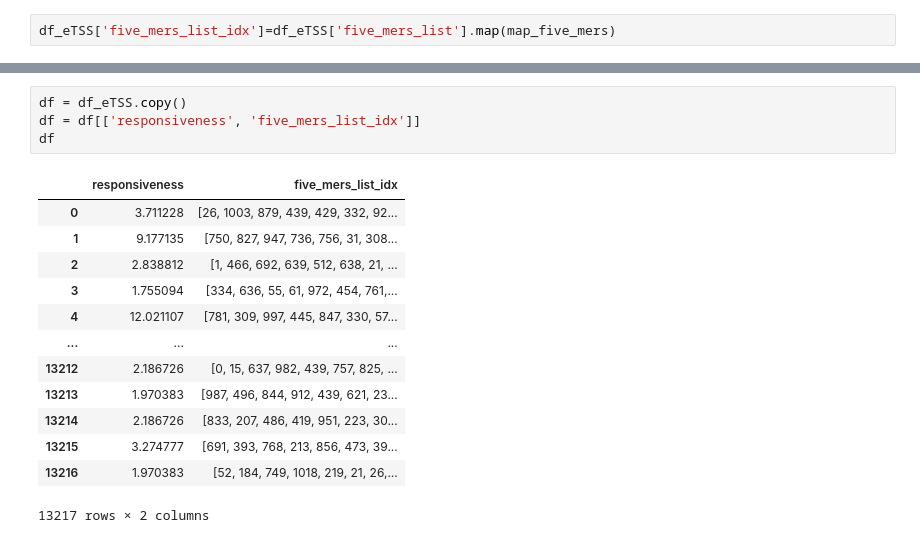
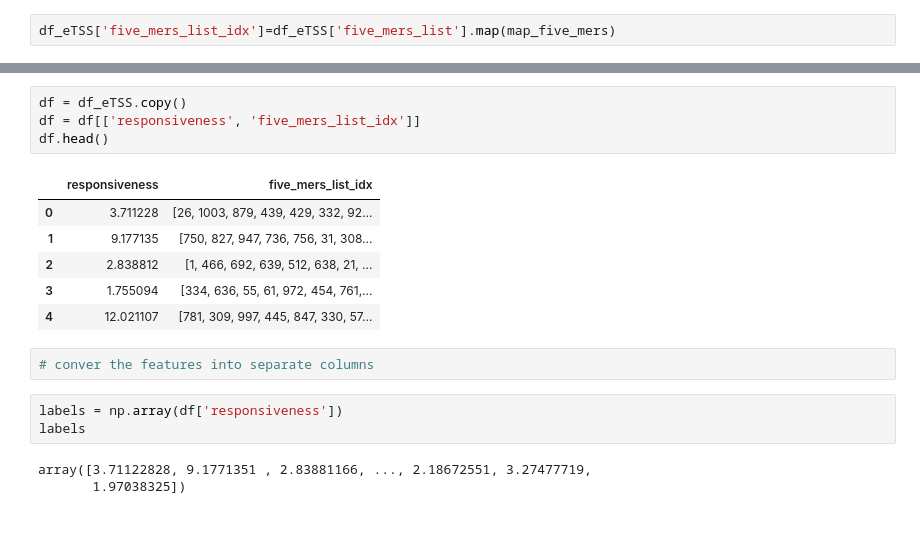
Before and after one commit to mahmadza/didactic-octo-fortnight, a Jupyter notebook: file0.ipynb, the cells around one changed output, grey strips where cells are left out. Cells and saved outputs as stored; diff of their text form.

Commit message:
added mers into index

```diff
--- a/file0.ipynb
+++ b/file0.ipynb
@@ -162,18 +162,19 @@ df_eTSS.head(1)
 # %%
 df = df_eTSS.copy()
 df = df[['responsiveness', 'five_mers_list_idx']]
-df
+df.head()
 # %% [output]
 |  | responsiveness | five_mers_list_idx |
 | 0 | 3.711228 | [26, 1003, 879, 439, 429, 332, 92... |
 | 1 | 9.177135 | [750, 827, 947, 736, 756, 31, 308... |
 | 2 | 2.838812 | [1, 466, 692, 639, 512, 638, 21, ... |
 | 3 | 1.755094 | [334, 636, 55, 61, 972, 454, 761,... |
 | 4 | 12.021107 | [781, 309, 997, 445, 847, 330, 57... |
-| ... | ... | ... |
-| 13212 | 2.186726 | [0, 15, 637, 982, 439, 757, 825, ... |
-| 13213 | 1.970383 | [987, 496, 844, 912, 439, 621, 23... |
-| 13214 | 2.186726 | [833, 207, 486, 419, 951, 223, 30... |
-| 13215 | 3.274777 | [691, 393, 768, 213, 856, 473, 39... |
-| 13216 | 1.970383 | [52, 184, 749, 1018, 219, 21, 26,... |
-13217 rows × 2 columns
+# %%
+# conver the features into separate columns
+# %%
+labels = np.array(df['responsiveness'])
+labels
+# %% [output]
+array([3.71122828, 9.1771351 , 2.83881166, ..., 2.18672551, 3.27477719,
+       1.97038325])
```
Also changed, not shown: parts of 3 cells of this notebook.
